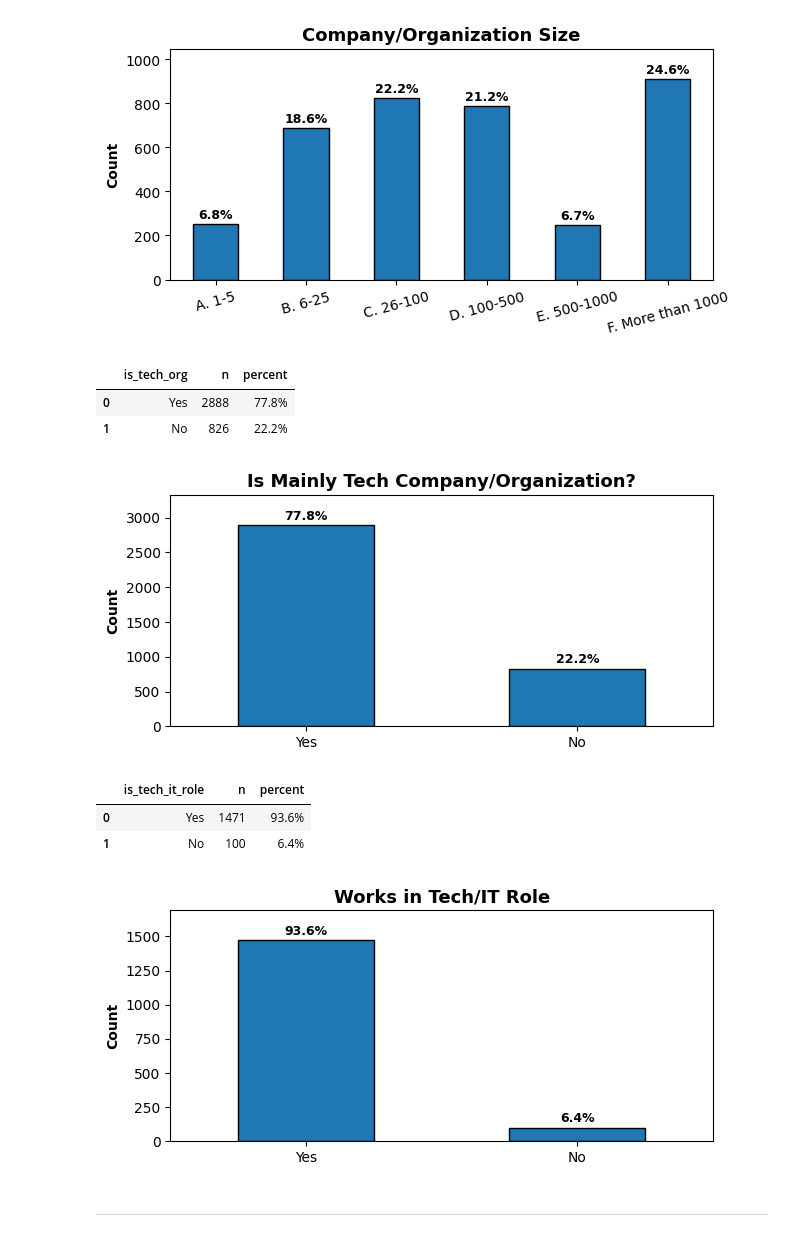
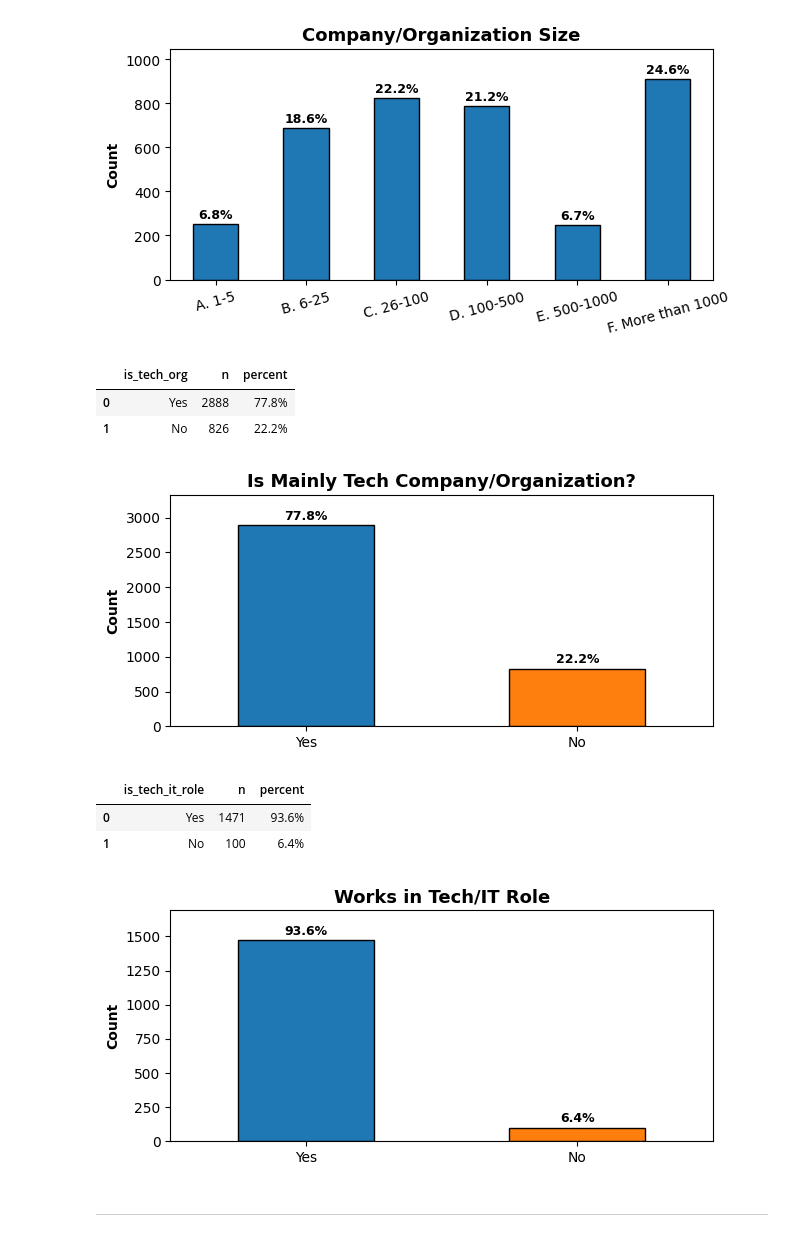
Before and after one commit to GegznaV/ds-projects, a Jupyter notebook: mental-health/mental-health.ipynb, the cells around one changed output. Drawn from its saved outputs; the diff is of its cells as text; code cells hidden in the pictures.

```diff
--- a/mental-health/mental-health.ipynb
+++ b/mental-health/mental-health.ipynb
@@ -1353,25 +1355,33 @@ f_tbl
 # %%
 f_tbl = my.calc_counts_and_percentages("is_tech_org", ds, sort="index")
 my.plot_counts_with_labels(
-    f_tbl, x_lab="", rot=0, title="Is Mainly Tech Company/Organization?"
+    f_tbl,
+    x_lab="",
+    rot=0,
+    title="Is Mainly Tech Company/Organization?",
+    color=[blue, orange],
 )
 f_tbl
 # %% [output]
 |  | is_tech_org | n | percent |
 | 0 | Yes | 2888 | 77.8% |
 | 1 | No | 826 | 22.2% |
-[figure, old version]
+[figure, new version]
 # %%
 f_tbl = my.calc_counts_and_percentages("is_tech_it_role", ds)
 my.plot_counts_with_labels(
-    f_tbl, x_lab="", rot=0, title="Works in Tech/IT Role"
+    f_tbl,
+    x_lab="",
+    rot=0,
+    title="Works in Tech/IT Role",
+    color=[blue, orange],
 )
 f_tbl
 # %% [output]
 |  | is_tech_it_role | n | percent |
 | 0 | Yes | 1471 | 93.6% |
 | 1 | No | 100 | 6.4% |
-[figure, old version]
+[figure, new version]
 # %% [markdown]
 ***
 # %% [markdown]
```
Also changed, not shown: parts of 18 cells of this notebook, 1 other file.
